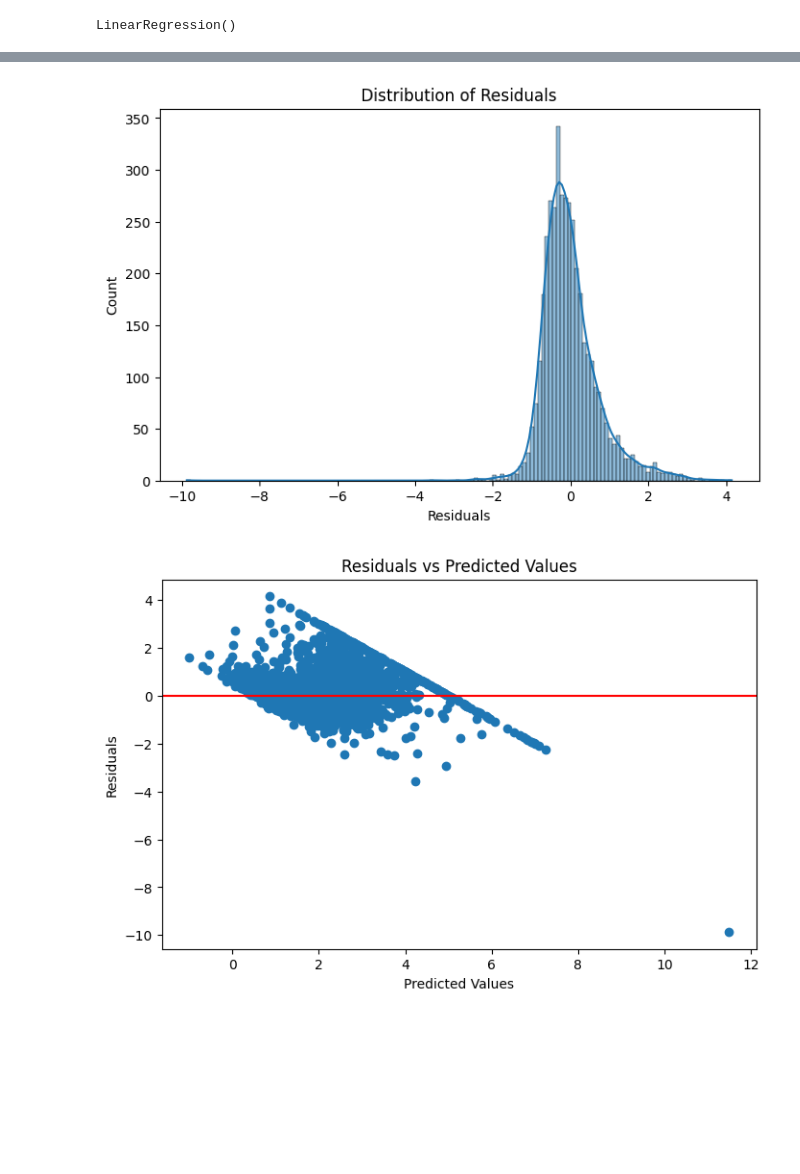
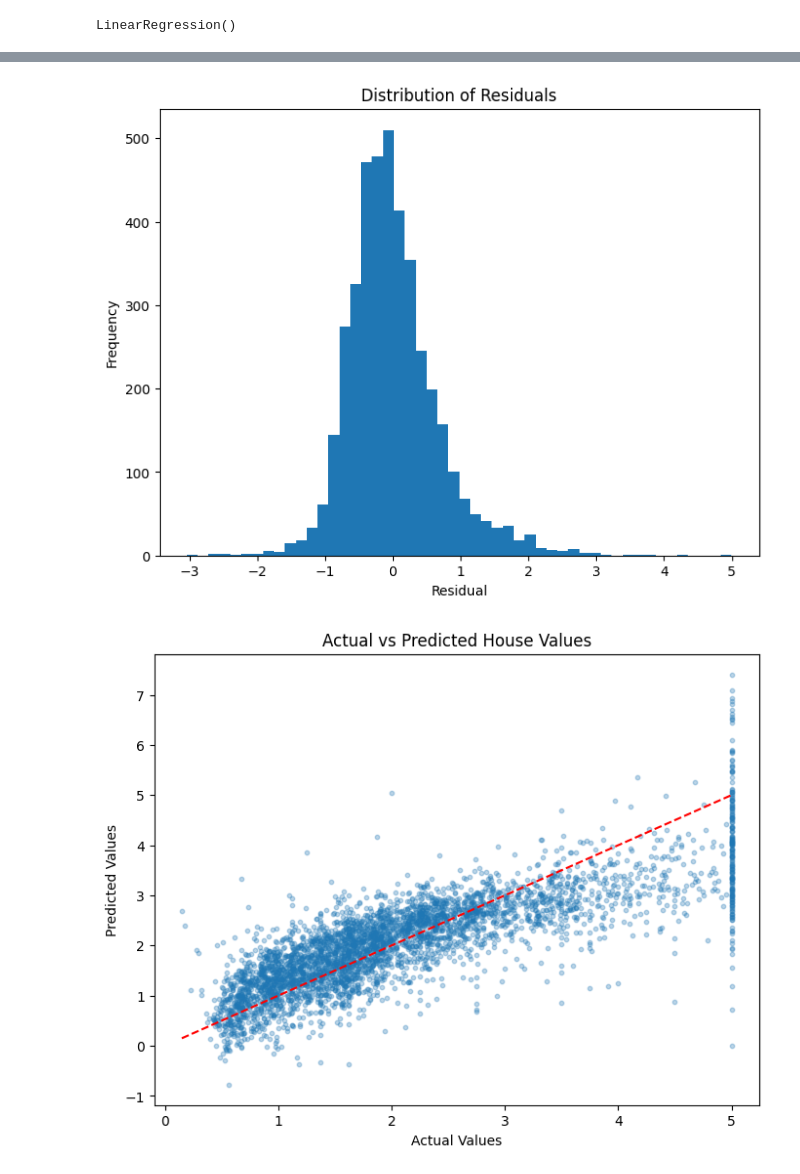
Before and after one commit to mim-1999/california-housing-regression, a Jupyter notebook: notebooks/01_eda_and_regression.ipynb, the cells around one changed output, grey strips where cells are left out. Cells and saved outputs as stored; diff of their text form; code cells hidden in the pictures; blank space fills up the shorter version.

```diff
--- a/notebooks/01_eda_and_regression.ipynb
+++ b/notebooks/01_eda_and_regression.ipynb
@@ -368,6 +360,6 @@ max       6.915853     2.886291     2.494171
 # %%
 from sklearn.linear_model import LinearRegression
 model= LinearRegression()
-model.fit(X_train, y_train)
+model.fit(X_train_scaled, y_train)
 # %% [output]
 LinearRegression()
@@ -398,0 +384,3 @@ Root Mean Squared Error: 0.7456
+# %%
+y_train_pred = model.predict(X_train_scaled)
+y_test_pred = model.predict(X_test_scaled)
@@ -409 +453,12 @@ residuals.head()
 dtype: float64
+# %%
+residuals = y_test - y_test_pred
+
+plt.figure(figsize=(8, 6))
+plt.scatter(y_test_pred, residuals, alpha=0.3, s=10)
+plt.axhline(y=0, color='red', linestyle='--')
+plt.xlabel('Predicted Values')
+plt.ylabel('Residuals (Actual - Predicted)')
+plt.title('Residuals vs Predicted Values')
+plt.savefig('images/residuals_vs_predicted.png', dpi=100)
+plt.show()
@@ -410,29 +467,24 @@ dtype: float64
 # %%
-plt.figure(figsize=(8,5))
-
-sns.histplot(residuals, kde=True)
-
-plt.xlabel("Residuals")
-plt.title("Distribution of Residuals")
-
+plt.figure(figsize=(8, 6))
+plt.hist(residuals, bins=50)
+plt.xlabel('Residual')
+plt.ylabel('Frequency')
+plt.title('Distribution of Residuals')
+plt.savefig('images/residuals_distribution.png', dpi=100)
 plt.show()
 # %% [output]
-[figure, old version]
+[figure, new version]
 # %%
-plt.figure(figsize=(8,5))
-
-plt.scatter(y_pred, residuals)
-
-plt.axhline(y=0, color='red')
-
-plt.xlabel("Predicted Values")
-plt.ylabel("Residuals")
-
-plt.title("Residuals vs Predicted Values")
-
+plt.figure(figsize=(8, 6))
+plt.scatter(y_test, y_test_pred, alpha=0.3, s=10)
+plt.plot([y_test.min(), y_test.max()], [y_test.min(), y_test.max()], 'r--')
+plt.xlabel('Actual Values')
+plt.ylabel('Predicted Values')
+plt.title('Actual vs Predicted House Values')
+plt.savefig('images/actual_vs_predicted.png', dpi=100)
 plt.show()
 # %% [output]
-[figure, old version]
+[figure, new version]
 # %%
 coef_df = pd.DataFrame({
     "Feature": X.columns,
```
Also changed, not shown: parts of 19 cells of this notebook.
